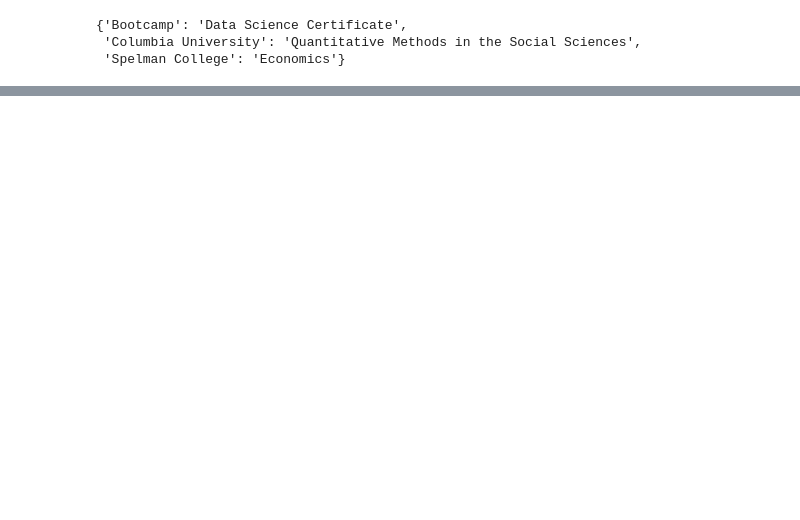
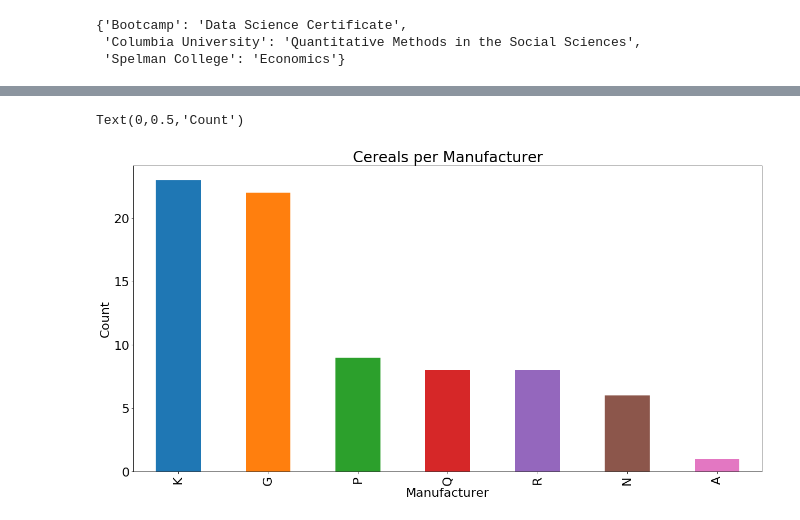
Before and after one commit to giggles-data-science/Python-3-DS, a Jupyter notebook: Understanding Data in Python 3.ipynb, the cells around one changed output, grey strips where cells are left out. Cells and saved outputs as stored; diff of their text form; code cells hidden in the pictures; blank space fills up the shorter version.

```diff
--- a/Understanding Data in Python 3.ipynb
+++ b/Understanding Data in Python 3.ipynb
@@ -399,0 +483,2 @@ def prettify_education(dict_obj, linkedin):
+# %%
+df = pd.read_csv("https://storage.googleapis.com/kaggle-datasets/2021/5514/cereal.csv?GoogleAccessId=web-data@kaggle-161607.iam.gserviceaccount.com&Expires=1537114313&Signature=Ehq1m2ix6KxrDQBB6vIQr6TgdZEE1cpSTMQ3feIKAaBx2TiFDthYYuw44xifHZAGEct2k0bYPWeMIWJe5DFxdCkUdJTMrKGauzKN0RsgUl0Q4cAAtZUCCYvMzb%2FCbWR%2FxSCVr7m0s0RnOzndvcfh1lMSP3mG6tW8%2BWaGnSUQvlhbuURyEvMKOzZ22BkoXb426W7CgtlymGo6kRKh8vBpM8DuuDpJBa8XbDOhkCbsrSUYljdcxq4A6mbl%2FFLbrDvzahMLuUACw8jvGmsHJNw3U7u7G0gGCBogydBXF4QkEYimblElR4OXJraSa06Vnfu1pU2Nsd01csUF4PxLCIHmag%3D%3D")
@@ -399,0 +780,11 @@ def prettify_education(dict_obj, linkedin):
+# %%
+plt.rcParams['figure.figsize'] = (20.0, 10.0)
+plt.rcParams.update({'font.size': 22})
+# %%
+# bar plot of number of cereals for each mfr
+df.mfr.value_counts().plot(kind='bar', title='Cereals per Manufacturer')
+plt.xlabel('Manufacturer')
+plt.ylabel('Count')
+# %% [output]
+Text(0,0.5,'Count')
+[figure, added]
```
Also changed, not shown: parts of 54 cells of this notebook.
